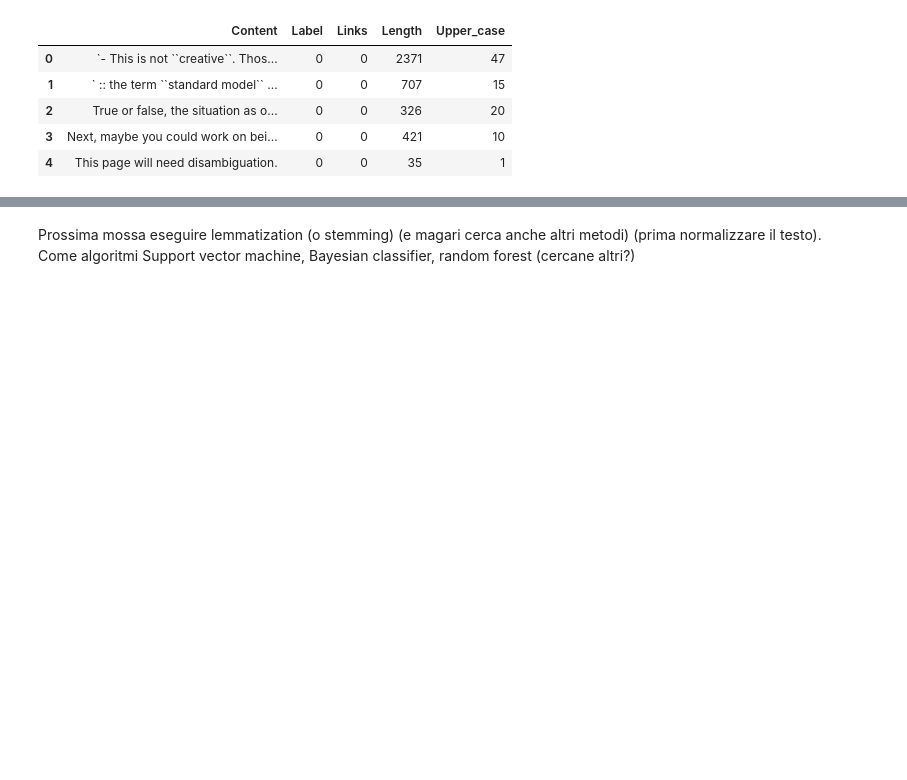
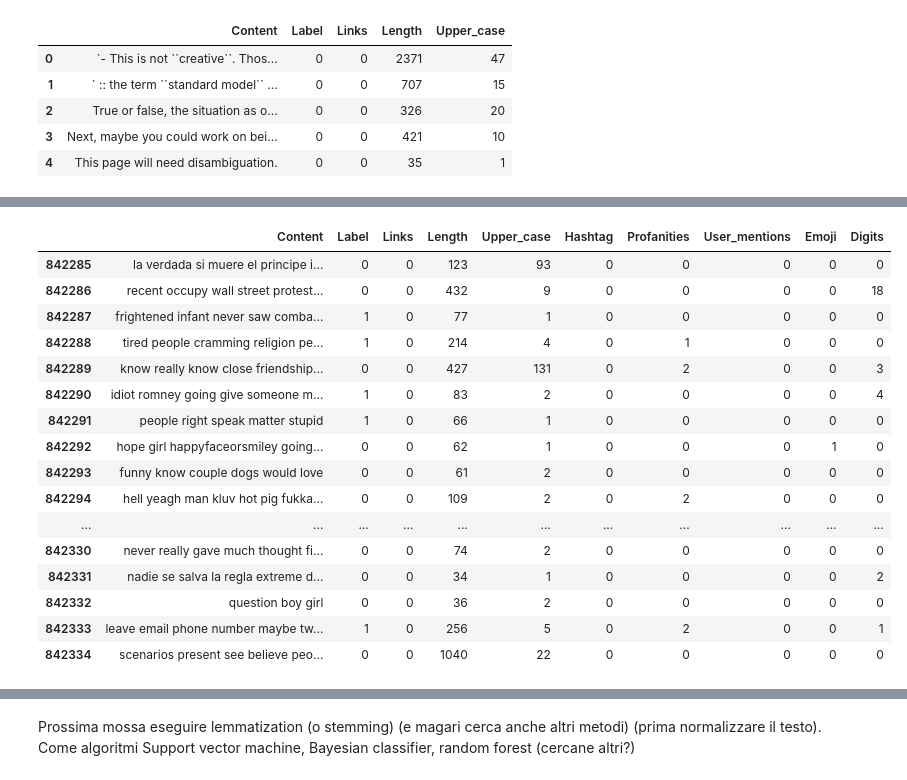
Before and after one commit to FilippoSechi/HateSpeechDetection, a Jupyter notebook: notebook.ipynb, the cells around one changed output, grey strips where cells are left out. Cells and saved outputs as stored; diff of their text form; code cells hidden in the pictures; blank space fills up the shorter version.

```diff
--- a/notebook.ipynb
+++ b/notebook.ipynb
@@ -252,20 +250,3 @@ df.describe()
-# %%
-#%pip install nltk
-import nltk
-from nltk.corpus import stopwords
-
-# Download NLTK stopwords
-nltk.download('stopwords')
-
-# Get stopwords for English
-stopwords = set(stopwords.words('english'))
-
-# Function to remove stopwords from a sentence
-def remove_stopwords(txt):
-    tokens = nltk.word_tokenize(txt)
-    filtered_tokens = [token for token in tokens if token.lower() not in stopwords]
-    filtered_sentence = ' '.join(filtered_tokens)
-    return filtered_sentence
 # %%
 def clear_text(input_string):
     # Create a translation table with all special characters and digits mapped to None
@@ -278,5 +259,16 @@ def clear_text(input_string):
     cleaned_string = ' '.join(words).lower()
     return cleaned_string
 # %%
+#%pip install nltk
+import nltk
+from nltk.corpus import stopwords
+
+nltk.download('stopwords')
+
+# Get stopwords for English
+stop = stopwords.words('english')
+
 df['Content'] = df['Content'].apply(clear_text)
-df['Content'] = df['Content'].apply(remove_stopwords)
+df['Content'] = df['Content'].apply(lambda x: ' '.join([word for word in x.split() if word not in (stop)]))
+df.tail(50)
+# %% [output]
@@ -282,0 +278,17 @@ df['Content'] = df['Content'].apply(remove_stopwords)
+|  | Content | Label | Links | Length | Upper_case | Hashtag | Profanities | User_mentions | Emoji | Digits |
+| 842285 | la verdada si muere el principe i... | 0 | 0 | 123 | 93 | 0 | 0 | 0 | 0 | 0 |
+| 842286 | recent occupy wall street protest... | 0 | 0 | 432 | 9 | 0 | 0 | 0 | 0 | 18 |
+| 842287 | frightened infant never saw comba... | 1 | 0 | 77 | 1 | 0 | 0 | 0 | 0 | 0 |
+| 842288 | tired people cramming religion pe... | 1 | 0 | 214 | 4 | 0 | 1 | 0 | 0 | 0 |
+| 842289 | know really know close friendship... | 0 | 0 | 427 | 131 | 0 | 2 | 0 | 0 | 3 |
+| 842290 | idiot romney going give someone m... | 1 | 0 | 83 | 2 | 0 | 0 | 0 | 0 | 4 |
+| 842291 | people right speak matter stupid | 1 | 0 | 66 | 1 | 0 | 0 | 0 | 0 | 0 |
+| 842292 | hope girl happyfaceorsmiley going... | 0 | 0 | 62 | 1 | 0 | 0 | 0 | 1 | 0 |
+| 842293 | funny know couple dogs would love | 0 | 0 | 61 | 2 | 0 | 0 | 0 | 0 | 0 |
+| 842294 | hell yeagh man kluv hot pig fukka... | 0 | 0 | 109 | 2 | 0 | 2 | 0 | 0 | 0 |
+| ... | ... | ... | ... | ... | ... | ... | ... | ... | ... | ... |
+| 842330 | never really gave much thought fi... | 0 | 0 | 74 | 2 | 0 | 0 | 0 | 0 | 0 |
+| 842331 | nadie se salva la regla extreme d... | 0 | 0 | 34 | 1 | 0 | 0 | 0 | 0 | 2 |
+| 842332 | question boy girl | 0 | 0 | 36 | 2 | 0 | 0 | 0 | 0 | 0 |
+| 842333 | leave email phone number maybe tw... | 1 | 0 | 256 | 5 | 0 | 2 | 0 | 0 | 1 |
+| 842334 | scenarios present see believe peo... | 0 | 0 | 1040 | 22 | 0 | 0 | 0 | 0 | 0 |
```
Also changed, not shown: parts of 15 cells of this notebook.
